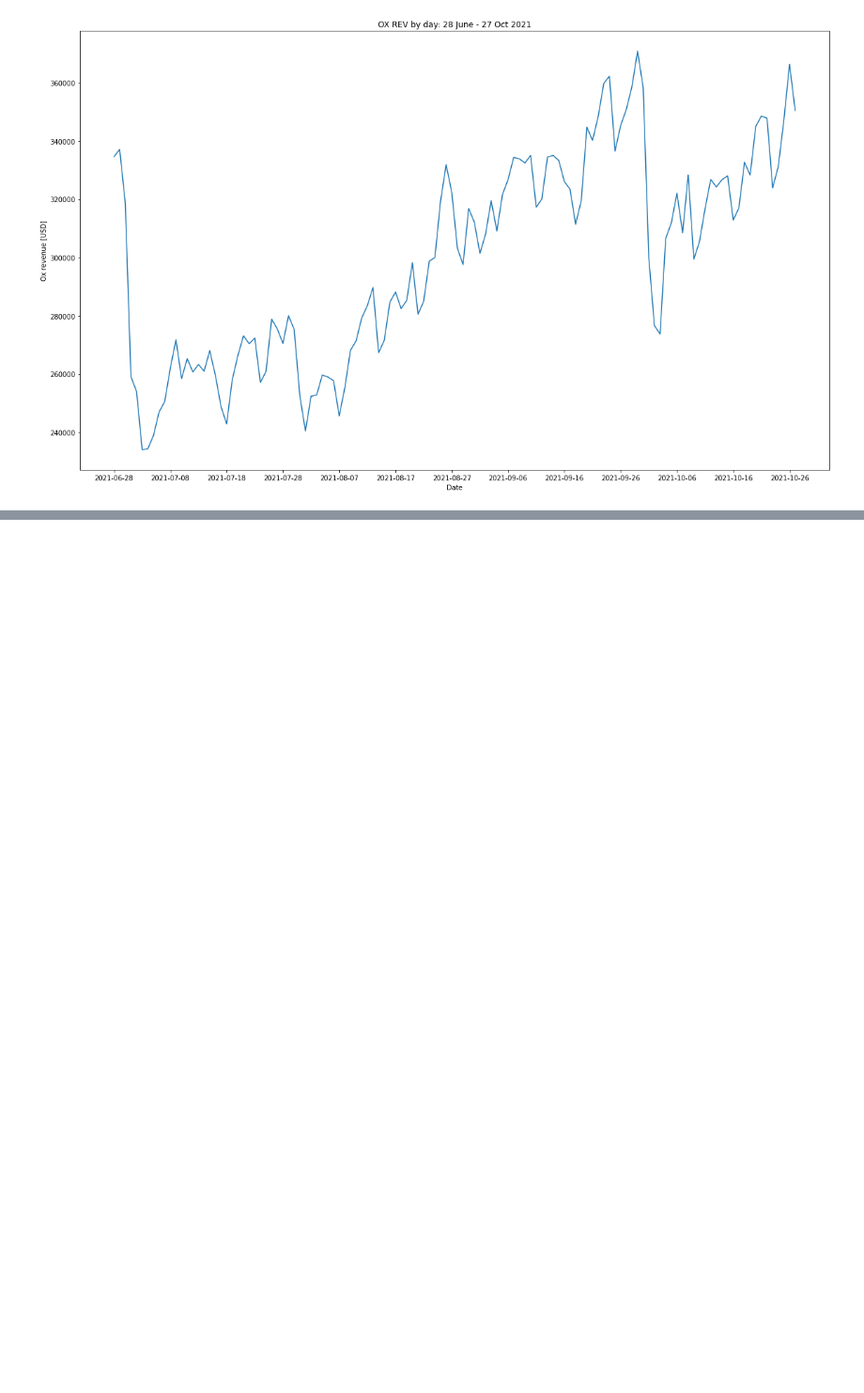
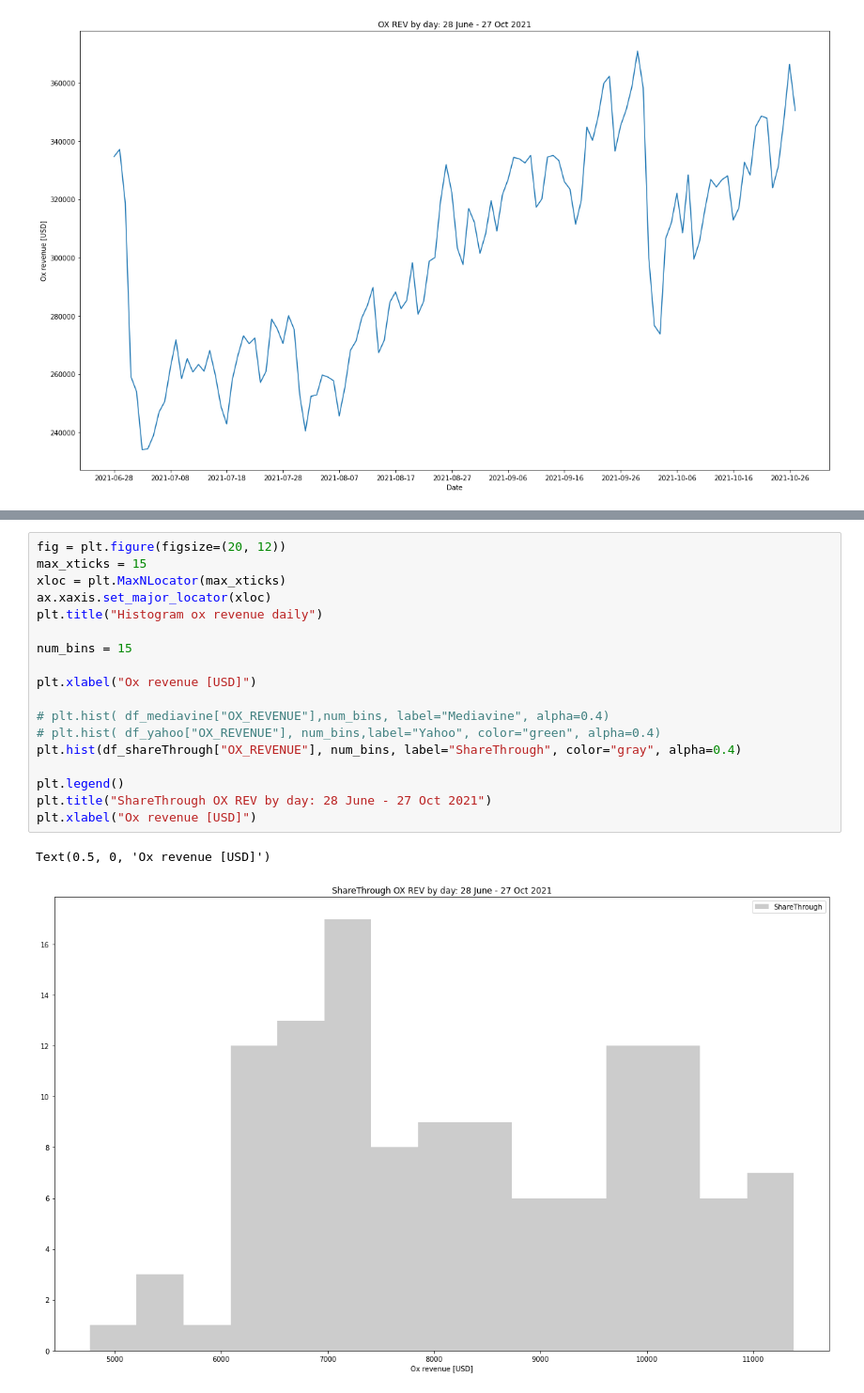
Before and after one commit to malwinan/anomalies, a Jupyter notebook: anomalies.ipynb, the cells around one changed output, grey strips where cells are left out. Shown at 94% size. Drawn from its saved outputs; the diff is of its cells as text; blank space fills up the shorter version.

```diff
--- a/anomalies.ipynb
+++ b/anomalies.ipynb
@@ -62,0 +117,21 @@ plt.hist(df_daily["OX_REVENUE"], num_bins, facecolor='blue', alpha=0.5)
+# %%
+fig = plt.figure(figsize=(20, 12))
+max_xticks = 15
+xloc = plt.MaxNLocator(max_xticks)
+ax.xaxis.set_major_locator(xloc)
+plt.title("Histogram ox revenue daily")
+
+num_bins = 15
+
+plt.xlabel("Ox revenue [USD]")
+
+# plt.hist( df_mediavine["OX_REVENUE"],num_bins, label="Mediavine", alpha=0.4)
+# plt.hist( df_yahoo["OX_REVENUE"], num_bins,label="Yahoo", color="green", alpha=0.4)
+plt.hist(df_shareThrough["OX_REVENUE"], num_bins, label="ShareThrough", color="gray", alpha=0.4)
+
+plt.legend()
+plt.title("ShareThrough OX REV by day: 28 June - 27 Oct 2021")
+plt.xlabel("Ox revenue [USD]")
+# %% [output]
+Text(0.5, 0, 'Ox revenue [USD]')
+[figure, added]
```
Also changed, not shown: parts of 52 cells of this notebook, 2 other files.
